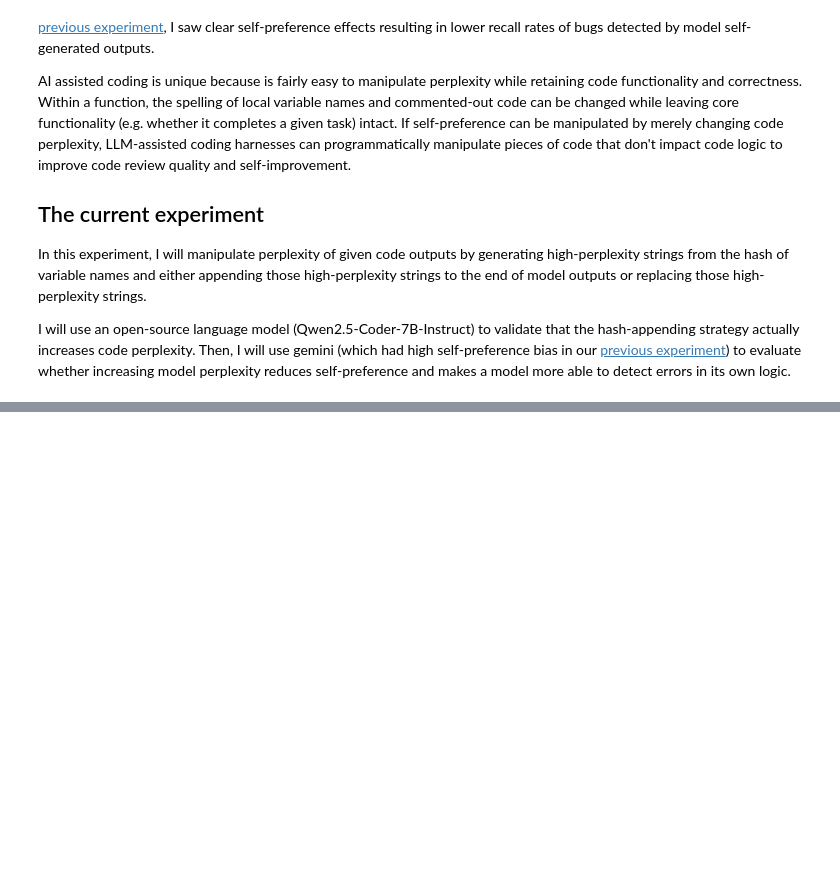
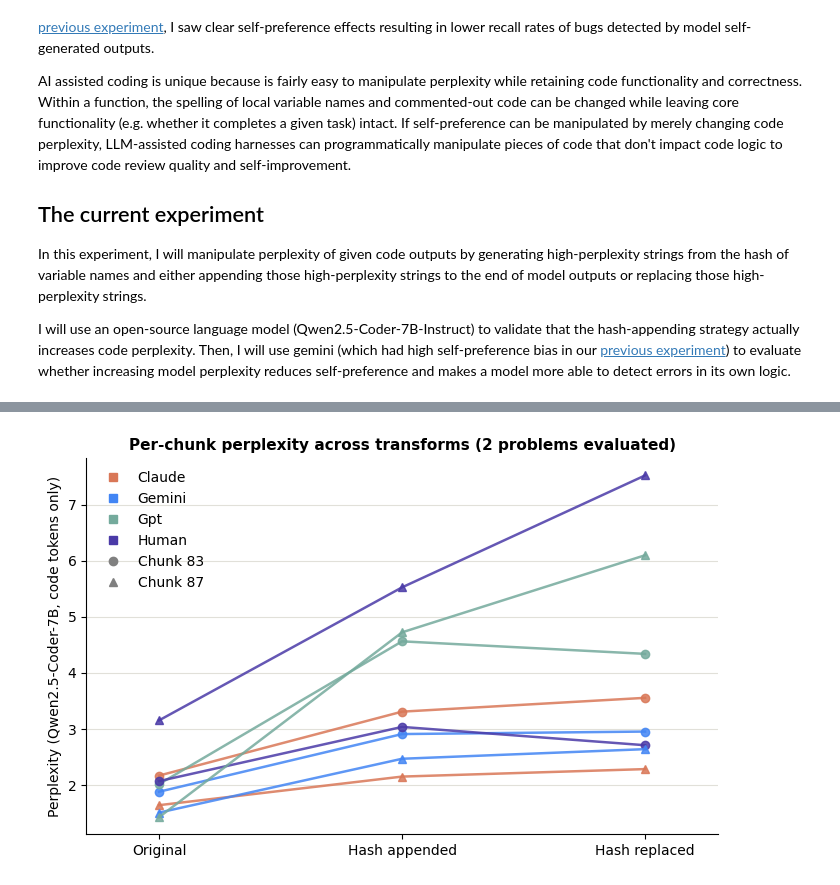
Before and after one commit to clementzach/blog_posts, a Jupyter notebook: variable_obfuscation_self_preference.ipynb, the cells around one changed output, grey strips where cells are left out. Drawn from its saved outputs; the diff is of its cells as text; code cells hidden in the pictures; blank space fills up the shorter version.

```diff
--- a/variable_obfuscation_self_preference.ipynb
+++ b/variable_obfuscation_self_preference.ipynb
@@ -21,0 +188,45 @@ I will use an open-source language model (Qwen2.5-Coder-7B-Instruct) to validate
+# %%
+from matplotlib.lines import Line2D
+
+fig, ax = plt.subplots(figsize=(7, 4.5))
+transform_x = {t: i for i, t in enumerate(TRANSFORM_ORDER)}
+CHUNK_MARKERS = {83: "o", 87: "^"}  # distinct marker per chunk_id
+seen_sources: set[str] = set()
+seen_chunks: set[int] = set()
+
+for chunk_id, g in phase1.groupby("chunk_id"):
+    chunk_num = int(chunk_id.split(":")[0])
+    g = g.set_index("transform").reindex(TRANSFORM_ORDER)
+    source = g["source"].iloc[0]
+    marker = CHUNK_MARKERS.get(chunk_num, "x")  # fallback if unexpected chunk_id
+    ax.plot(
+        [transform_x[t] for t in TRANSFORM_ORDER], g["perplexity_raw"].values,
+        color=BRAND_COLORS[source], marker=marker, markersize=6, linewidth=1.8,
+        alpha=0.85,
+    )
+    seen_sources.add(source)
+    seen_chunks.add(chunk_num)
+
+ax.set_xticks(list(transform_x.values()))
+ax.set_xticklabels([TRANSFORM_LABELS[t] for t in TRANSFORM_ORDER])
+ax.set_xlim(-0.3, len(TRANSFORM_ORDER) - 0.7)
+ax.set_ylabel("Perplexity (Qwen2.5-Coder-7B, code tokens only)")
+ax.set_title("Per-chunk perplexity across transforms (2 problems evaluated)", fontsize=11, fontweight="bold")
+style_axes(ax)
+
+# Build one combined set of legend handles: source (color) entries + chunk (marker) entries
+source_handles = [
+    Line2D([0], [0], color=BRAND_COLORS[s], marker="s", linestyle="", markersize=6, label=s.capitalize())
+    for s in sorted(seen_sources)
+]
+chunk_handles = [
+    Line2D([0], [0], color="gray", marker=CHUNK_MARKERS[c], linestyle="", markersize=6, label=f"Chunk {c}")
+    for c in sorted(seen_chunks)
+]
+
+ax.legend(handles=source_handles + chunk_handles, frameon=False, loc="upper left")
+
+fig.tight_layout()
+plt.show()
+# %% [output]
+[figure, added]
```
Also changed, not shown: parts of 24 cells of this notebook, 8 other files.
